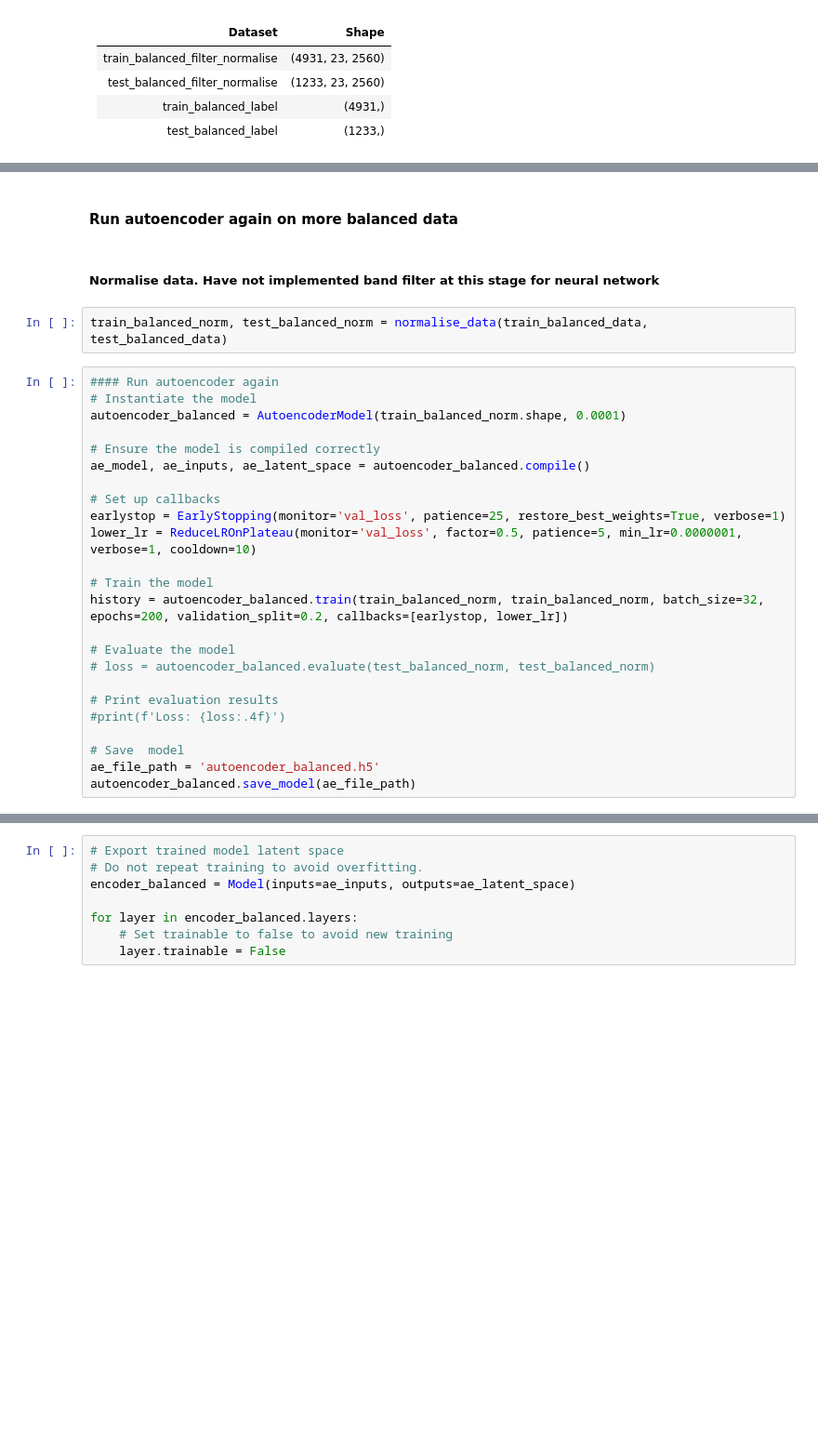
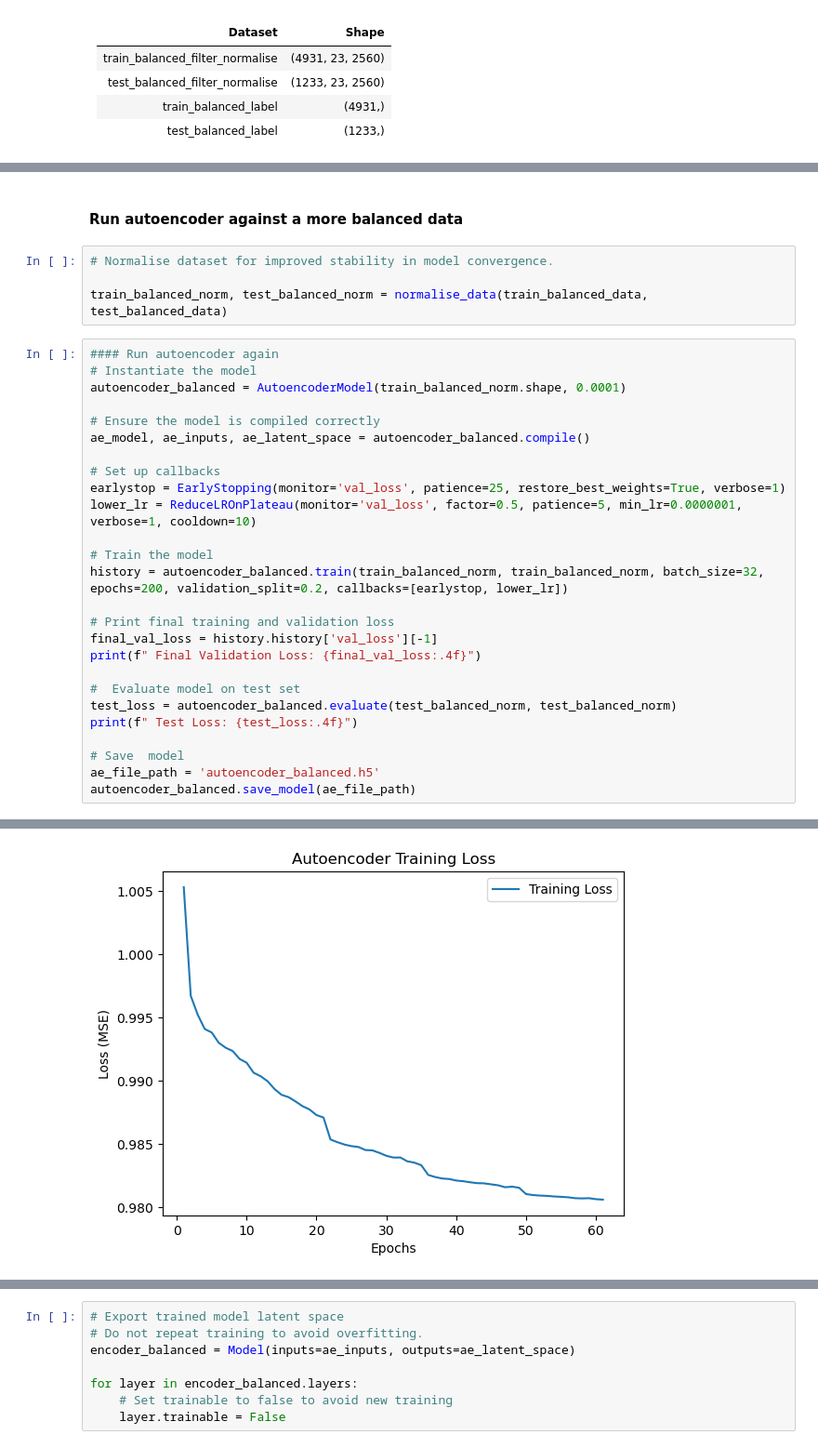
Before and after one commit to uol5/CM3070_SeizureDetection, a Jupyter notebook: main.ipynb, the cells around one changed output, grey strips where cells are left out. Shown at 93% size. Drawn from its saved outputs; the diff is of its cells as text; blank space fills up the shorter version.

```diff
--- a/main.ipynb
+++ b/main.ipynb
@@ -2916,8 +3230,8 @@ print(f" train_balanced_filter_normalise has shape {train_balanced_filter_normal
 # %% [markdown]
-#### Run autoencoder again on more balanced data
+#### Run autoencoder against a more balanced data
-# %% [markdown]
-##### Normalise data. Have not implemented band filter at this stage for neural network
 # %%
+# Normalise dataset for improved stability in model convergence.
+
 train_balanced_norm, test_balanced_norm = normalise_data(train_balanced_data, test_balanced_data)
 # %%
 #### Run autoencoder again
@@ -2934,12 +3248,15 @@ lower_lr = ReduceLROnPlateau(monitor='val_loss', factor=0.5, patience=5, min_lr=
 # Train the model
 history = autoencoder_balanced.train(train_balanced_norm, train_balanced_norm, batch_size=32, epochs=200, validation_split=0.2, callbacks=[earlystop, lower_lr])
 
-# Evaluate the model
-# loss = autoencoder_balanced.evaluate(test_balanced_norm, test_balanced_norm)
+# Print final training and validation loss
+final_val_loss = history.history['val_loss'][-1]
+print(f" Final Validation Loss: {final_val_loss:.4f}")
 
-# Print evaluation results
-#print(f'Loss: {loss:.4f}')
+#  Evaluate model on test set
+test_loss = autoencoder_balanced.evaluate(test_balanced_norm, test_balanced_norm)
+print(f" Test Loss: {test_loss:.4f}")
 
 # Save  model
 ae_file_path = 'autoencoder_balanced.h5'
 autoencoder_balanced.save_model(ae_file_path)
+# %% [output]
@@ -2945,0 +3280 @@ autoencoder_balanced.save_model(ae_file_path)
+[figure, added]
```
Also changed, not shown: parts of 47 cells of this notebook.
